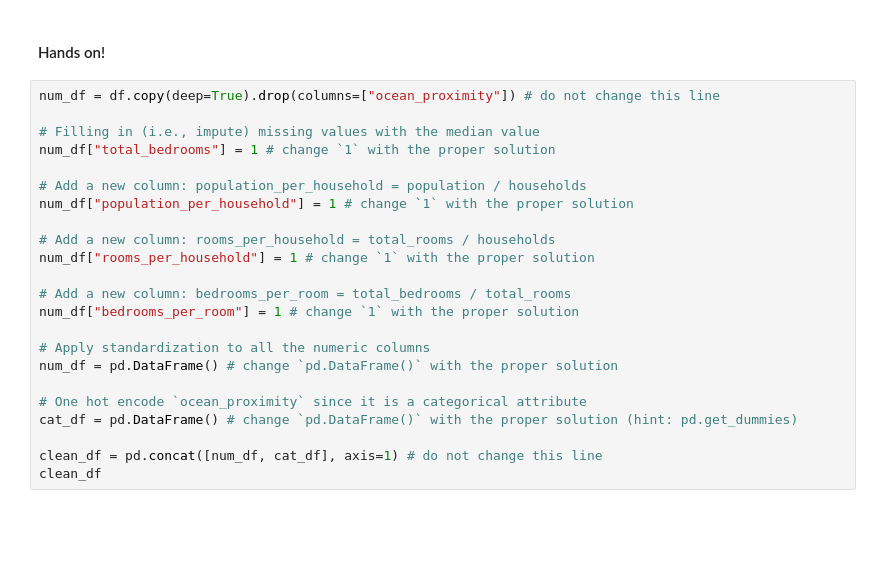
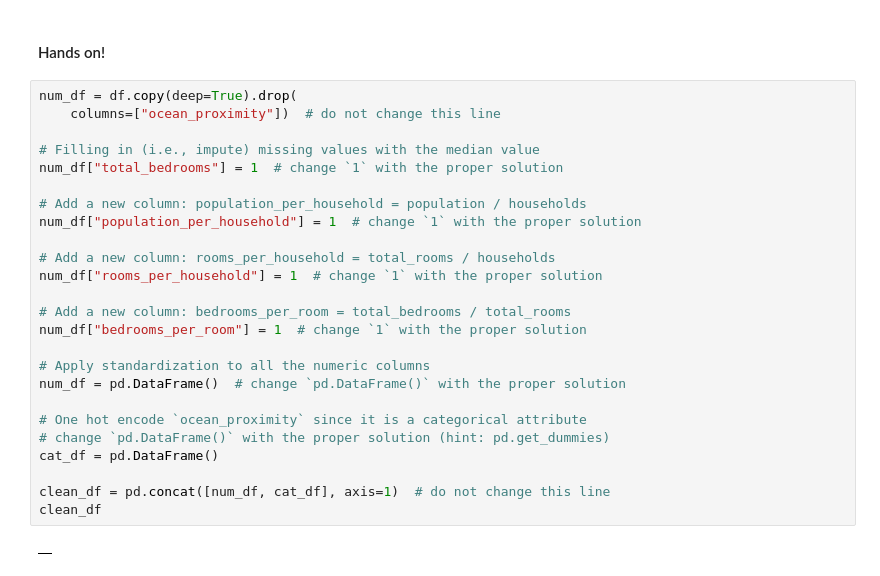
Before and after one commit to w4bo/2023-bbs-dm, a Jupyter notebook: notebooks/02-Housing-DataPreprocessing.ipynb, the cells around one changed output. Cells and saved outputs as stored; diff of their text form; blank space fills up the shorter version.

```diff
--- a/notebooks/02-Housing-DataPreprocessing.ipynb
+++ b/notebooks/02-Housing-DataPreprocessing.ipynb
@@ -155,25 +306,29 @@ normalized_df
 # %% [markdown]
 #### Hands on!
 # %%
-num_df = df.copy(deep=True).drop(columns=["ocean_proximity"]) # do not change this line
+num_df = df.copy(deep=True).drop(
+    columns=["ocean_proximity"])  # do not change this line
 
 # Filling in (i.e., impute) missing values with the median value
-num_df["total_bedrooms"] = 1 # change `1` with the proper solution
+num_df["total_bedrooms"] = 1  # change `1` with the proper solution
 
 # Add a new column: population_per_household = population / households
-num_df["population_per_household"] = 1 # change `1` with the proper solution
+num_df["population_per_household"] = 1  # change `1` with the proper solution
 
 # Add a new column: rooms_per_household = total_rooms / households
-num_df["rooms_per_household"] = 1 # change `1` with the proper solution
+num_df["rooms_per_household"] = 1  # change `1` with the proper solution
 
 # Add a new column: bedrooms_per_room = total_bedrooms / total_rooms
-num_df["bedrooms_per_room"] = 1 # change `1` with the proper solution
+num_df["bedrooms_per_room"] = 1  # change `1` with the proper solution
 
 # Apply standardization to all the numeric columns
-num_df = pd.DataFrame() # change `pd.DataFrame()` with the proper solution
+num_df = pd.DataFrame()  # change `pd.DataFrame()` with the proper solution
 
 # One hot encode `ocean_proximity` since it is a categorical attribute
-cat_df = pd.DataFrame() # change `pd.DataFrame()` with the proper solution (hint: pd.get_dummies)
+# change `pd.DataFrame()` with the proper solution (hint: pd.get_dummies)
+cat_df = pd.DataFrame()
 
-clean_df = pd.concat([num_df, cat_df], axis=1) # do not change this line
+clean_df = pd.concat([num_df, cat_df], axis=1)  # do not change this line
 clean_df
+# %% [output]
+|  |
```
Also changed, not shown: parts of 16 cells of this notebook, 3 other files.
